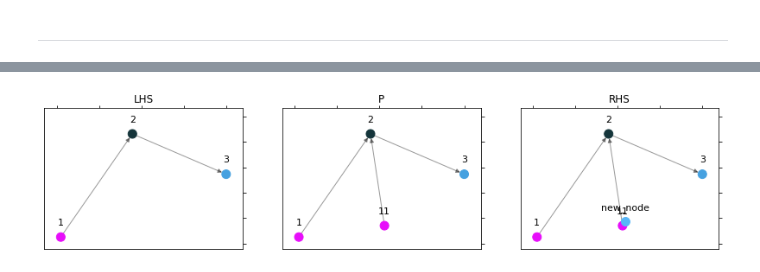
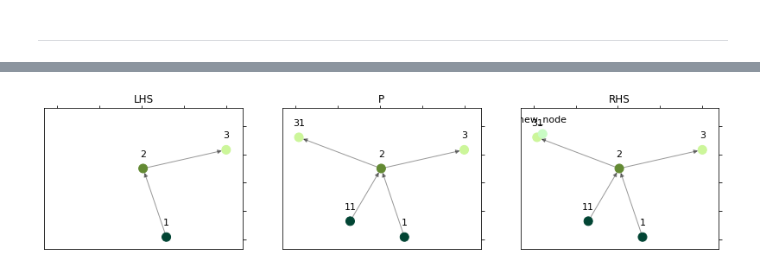
Before and after one commit to the-sea-ink/data-science-pipelines, a Jupyter notebook: networkx_graph_builder.ipynb, the cells around one changed output, grey strips where cells are left out. Saved outputs shown, nothing was run; the diff lists cells and outputs as text; code cells hidden in the pictures.

```diff
--- a/networkx_graph_builder.ipynb
+++ b/networkx_graph_builder.ipynb
@@ -104,16 +102,17 @@ plt.show()
 # %%
 # Reproducing the tutorial
 # Define the left-hand side of the rule
 pattern = NXGraph()
 pattern.add_nodes_from([1, 2, 3])
 pattern.add_edges_from([(1, 2), (2, 3)])
 
 rule1 = Rule.from_transform(pattern)
 # `inject_clone_node` returns the IDs of the newly created
 # clone in P and RHS
 p_clone, rhs_clone = rule1.inject_clone_node(1)
+p_clone, rhs_clone = rule1.inject_clone_node(3)
 rule1.inject_add_node("new_node")
 rule1.inject_add_edge("new_node", rhs_clone)
 plot_rule(rule1)
 # %% [output]
-[figure, old version]
+[figure, new version]
```
Also changed, not shown: parts of 6 cells of this notebook, 2 other files.
